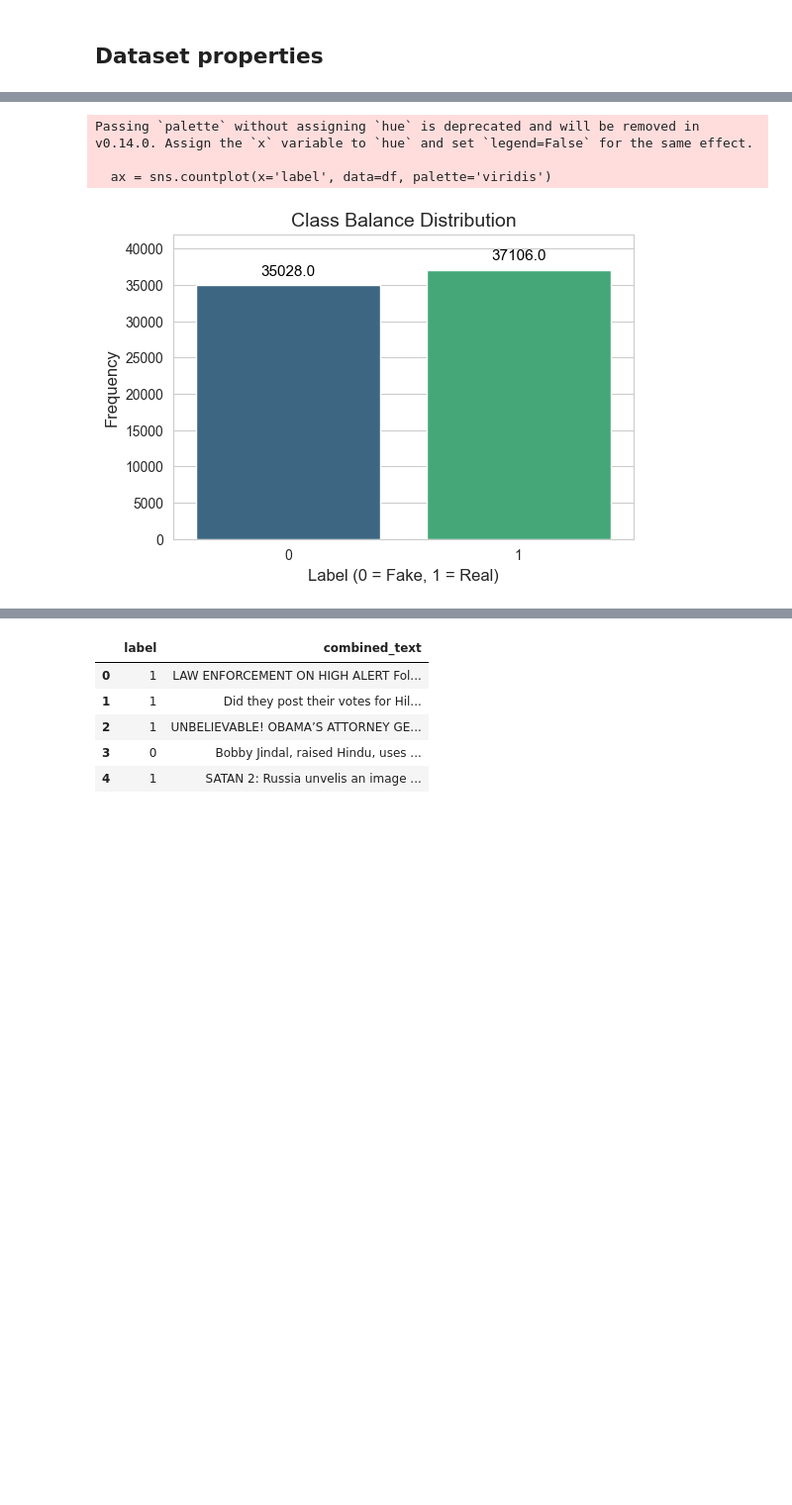
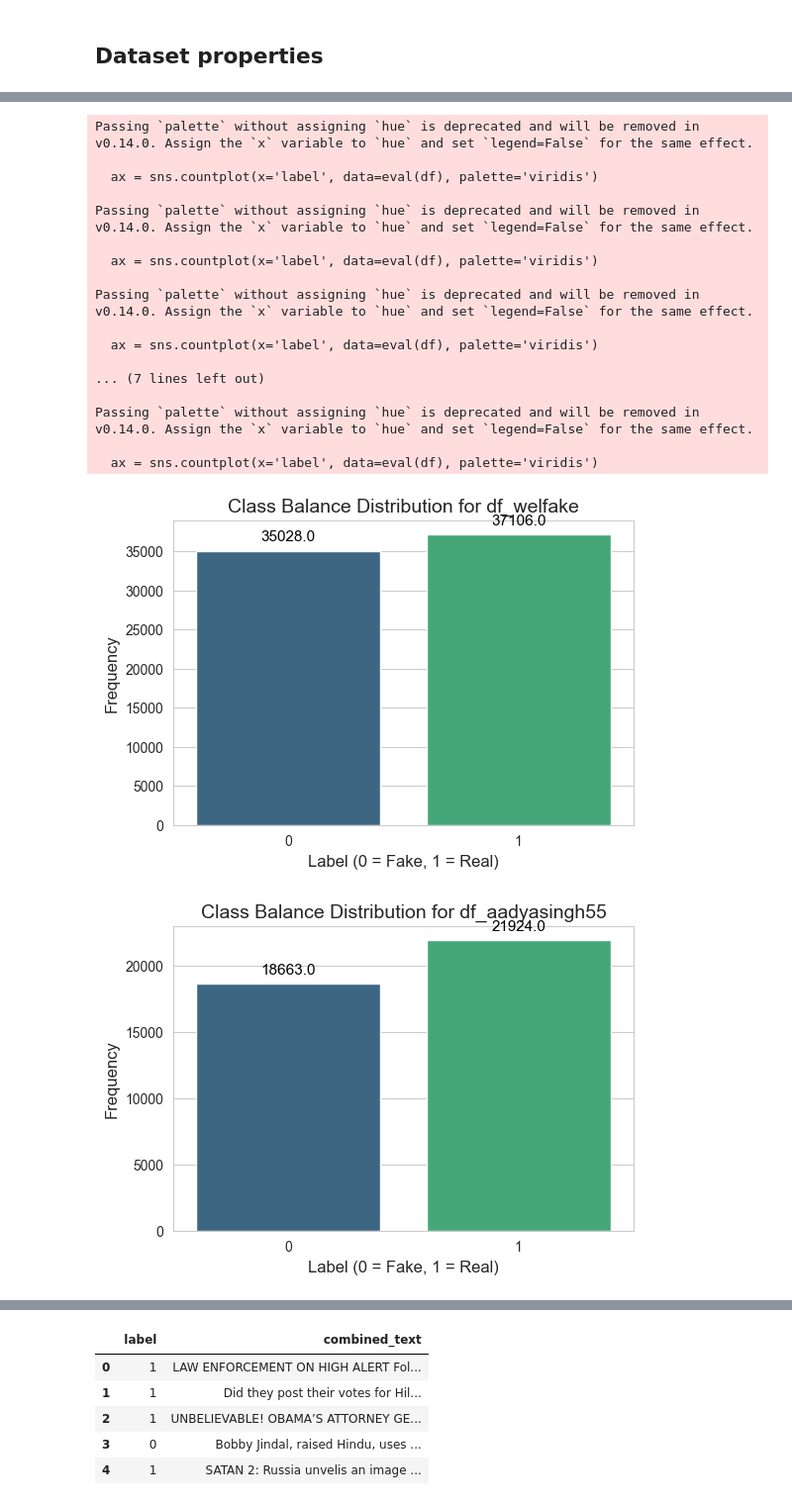
Before and after one commit to sadjordan/Detecting-Fake-News-with-Deep-Learning, a Jupyter notebook: Code/dataset_processing/dataset-processing.ipynb, the cells around one changed output, grey strips where cells are left out. Shown at 99% size. Drawn from its saved outputs; the diff is of its cells as text; code cells hidden in the pictures; blank space fills up the shorter version.

```diff
--- a/Code/dataset_processing/dataset-processing.ipynb
+++ b/Code/dataset_processing/dataset-processing.ipynb
@@ -10,7 +11,7 @@ import re
 # %%
-df = pd.read_csv("../../Datasets/saurabhshahane/fake-news-classification/versions/77/WELFake_Dataset.csv")
+df_welfake = pd.read_csv("../../Datasets/saurabhshahane/fake-news-classification/versions/77/WELFake_Dataset.csv")
 
-df.head()
+df_welfake.head()
 # %% [output]
 |  | Unnamed: 0 | title | text | label |
 | 0 | 0 | LAW ENFORCEMENT ON HIGH ALERT Fol... | No comment is expected from Barac... | 1 |
@@ -21,14 +89,18 @@ df.head()
 # %% [markdown]
 ## Dataset properties
+# %%
+df_names = ['df_welfake', 'df_aadyasingh55', 'df_fakenewsnet', 'df_fake_news_detection', 'df_news', 'df_truth_seeker']
 # %%
-print(f"Dataset Shape: {df.shape}")
+for df in df_names:
+    print(f"\nDataset: {df}")
+    print(f"Dataset Shape: {eval(df).shape}")
 
-print("\nMissing values")
-print(df.isnull().sum())
+    print("\nMissing values")
+    print(eval(df).isnull().sum())
 
-print("\nClass balance")
-print(df['label'].value_counts())
-print(df['label'].value_counts(normalize=True))
+    print("\nClass balance")
+    print(eval(df)['label'].value_counts())
+    print(eval(df)['label'].value_counts(normalize=True))
 
-print(f"\nDuplicate Rows: {df.duplicated().sum()}")
+    print(f"\nDuplicate Rows: {eval(df).duplicated().sum()}")
 # %% [output]
@@ -53,22 +122,38 @@ Name: proportion, dtype: float64
 
 Duplicate Rows: 0
 # %%
-sns.set_style("whitegrid")
+for df in df_names:
+    sns.set_style("whitegrid")
 
-plt.figure(figsize=(6, 4))
-ax = sns.countplot(x='label', data=df, palette='viridis')
+    plt.figure(figsize=(6, 4))
+    ax = sns.countplot(x='label', data=eval(df), palette='viridis')
 
-plt.title('Class Balance Distribution', fontsize=14)
-plt.xlabel('Label (0 = Fake, 1 = Real)', fontsize=12)
-plt.ylabel('Frequency', fontsize=12)
-plt.ylim(0, 42000)
+    plt.title(f'Class Balance Distribution for {df}', fontsize=14)
+    plt.xlabel('Label (0 = Fake, 1 = Real)', fontsize=12)
+    plt.ylabel('Frequency', fontsize=12)
+    # plt.ylim(0, 42000)
 
-for p in ax.patches:
-    ax.annotate(f'{p.get_height()}', (p.get_x() + p.get_width() / 2., p.get_height()),
-                ha='center', va='bottom', fontsize=11, color='black', xytext=(0, 5),
-                textcoords='offset points')
+    for p in ax.patches:
+        ax.annotate(f'{p.get_height()}', (p.get_x() + p.get_width() / 2., p.get_height()),
+                    ha='center', va='bottom', fontsize=11, color='black', xytext=(0, 5),
+                    textcoords='offset points')
 # %% [output]
 Passing `palette` without assigning `hue` is deprecated and will be removed in v0.14.0. Assign the `x` variable to `hue` and set `legend=False` for the same effect.
 
-  ax = sns.countplot(x='label', data=df, palette='viridis')
+  ax = sns.countplot(x='label', data=eval(df), palette='viridis')
+
+Passing `palette` without assigning `hue` is deprecated and will be removed in v0.14.0. Assign the `x` variable to `hue` and set `legend=False` for the same effect.
+
+  ax = sns.countplot(x='label', data=eval(df), palette='viridis')
+
+Passing `palette` without assigning `hue` is deprecated and will be removed in v0.14.0. Assign the `x` variable to `hue` and set `legend=False` for the same effect.
+
+  ax = sns.countplot(x='label', data=eval(df), palette='viridis')
+
+... (7 lines left out)
+
+Passing `palette` without assigning `hue` is deprecated and will be removed in v0.14.0. Assign the `x` variable to `hue` and set `legend=False` for the same effect.
+
+  ax = sns.countplot(x='label', data=eval(df), palette='viridis')
-[figure, old version]
+[figure, new version]
+[figure, added]
```
Also changed, not shown: parts of 23 cells of this notebook, 5 other files.
